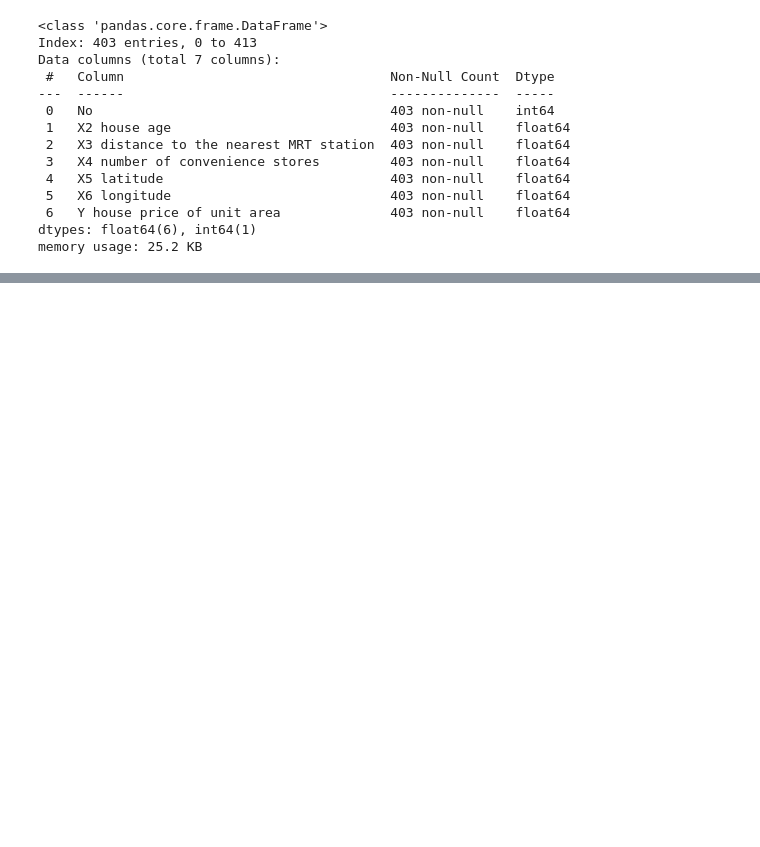
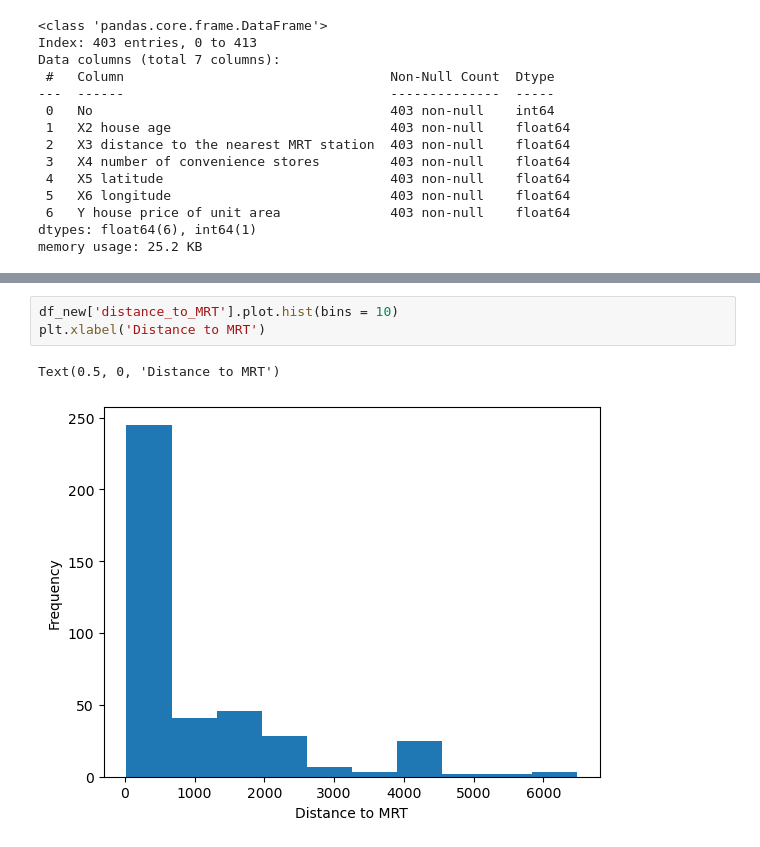
Before and after one commit to ufomaok/tkh_ds_uo_w1, a Jupyter notebook: 1.07/11_13/code_along/data_cleaning.ipynb, the cells around one changed output, grey strips where cells are left out. Drawn from its saved outputs; the diff is of its cells as text; blank space fills up the shorter version.

```diff
--- a/1.07/11_13/code_along/data_cleaning.ipynb
+++ b/1.07/11_13/code_along/data_cleaning.ipynb
@@ -185,0 +187,6 @@ Ellipsis
+# %%
+df_new['distance_to_MRT'].plot.hist(bins = 10)
+plt.xlabel('Distance to MRT')
+# %% [output]
+Text(0.5, 0, 'Distance to MRT')
+[figure, added]
```
Also changed, not shown: parts of 9 cells of this notebook, 1 other file.
